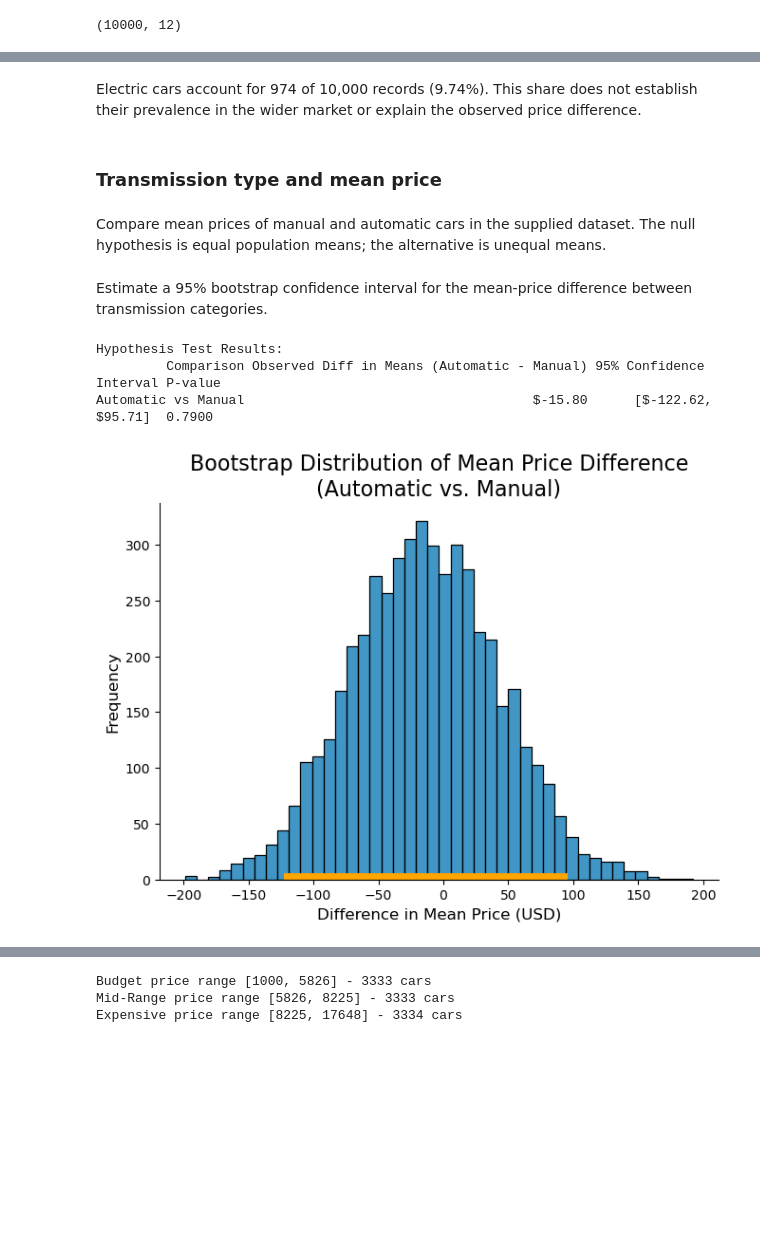
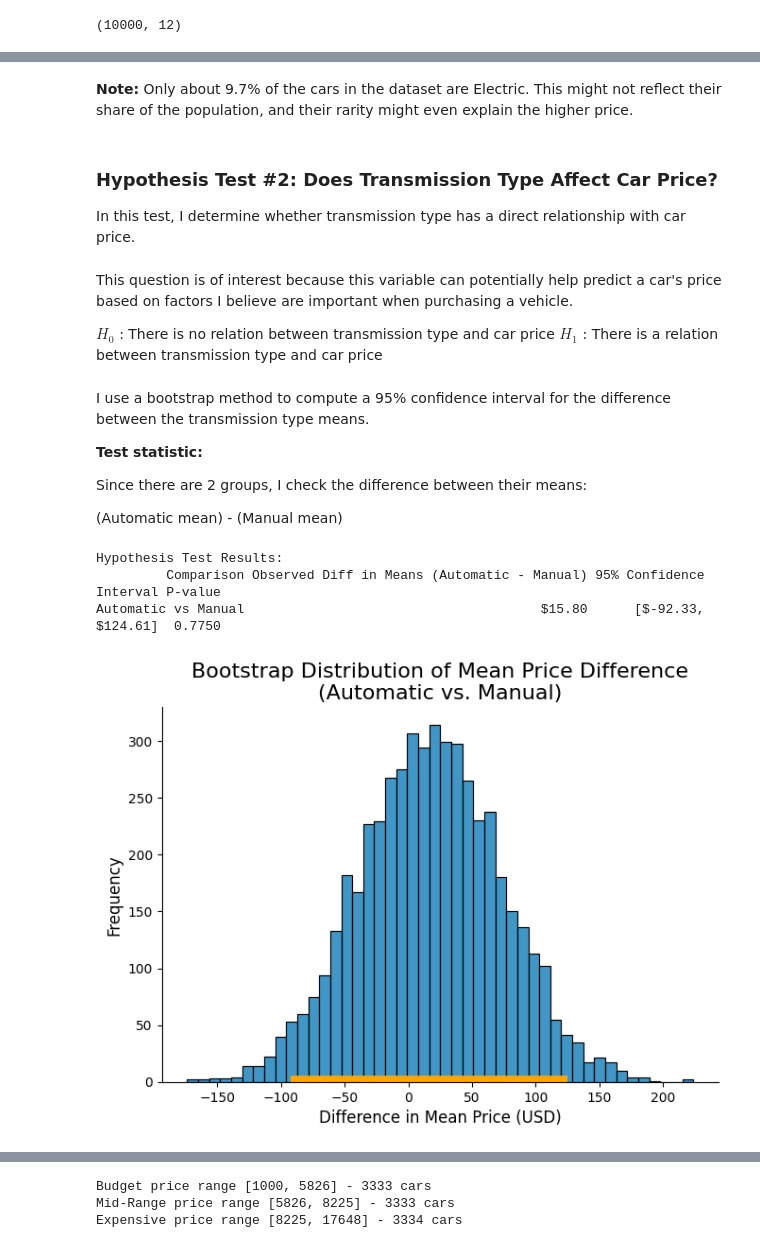
Before and after one commit to jzada-ds/used-car-price-analysis, a Jupyter notebook: Data_Analysis_Project.ipynb, the cells around one changed output, grey strips where cells are left out. Cells and saved outputs as stored; diff of their text form; code cells hidden in the pictures; blank space fills up the shorter version.

```diff
--- a/Data_Analysis_Project.ipynb
+++ b/Data_Analysis_Project.ipynb
@@ -357,15 +371,26 @@ Non - Electric cars (Petrol and Diesel) average price: 6892.74
 
 There are 974 Electric cars out of 10000
 # %% [markdown]
-Electric cars account for 974 of 10,000 records (9.74%). This share does not establish their prevalence in the wider market or explain the observed price difference.
+**Note:** Only about 9.7% of the cars in the dataset are Electric. This might not reflect their share of the population, and their rarity might even explain the higher price.
 # %% [markdown]
-### Transmission type and mean price
+### Hypothesis Test #2: Does Transmission Type Affect Car Price?
+
+In this test, I determine whether transmission type has a direct relationship with car price.
 # %% [markdown]
-Compare mean prices of manual and automatic cars in the supplied dataset. The null hypothesis is equal population means; the alternative is unequal means.
+This question is of interest because this variable can potentially help predict a car's price based on factors I believe are important when purchasing a vehicle.
+
+$H_0$ : There is no relation between transmission type and car price
+$H_1$ : There is a relation between transmission type and car price
 # %% [markdown]
-Estimate a 95% bootstrap confidence interval for the mean-price difference between transmission categories.
+I use a bootstrap method to compute a 95% confidence interval for the difference between the transmission type means.
+
+**Test statistic:**
+
+Since there are 2 groups, I check the difference between their means:
+
+(Automatic mean) - (Manual mean)
 # %%
-# הגדרת המשתנים
+# Test settings
 COLUMN_TO_TEST = 'price_usd'
 GROUPING_VARIABLE = 'transmission'
 GROUP_1 = 'Automatic'
@@ -374,49 +399,52 @@ NUM_REPS = 5000
 
 sub_df = df.copy()
 
-# חישוב ההפרש בממוצעים
-# הסדר הוא 'Automatic' - 'Manual'
+# Fix the group order so diff_of_avgs returns GROUP_1 - GROUP_2 (Automatic - Manual)
+sub_df[GROUPING_VARIABLE] = pd.Categorical(sub_df[GROUPING_VARIABLE], categories=[GROUP_2, GROUP_1], ordered=True)
+
+# Observed difference in means
 obs_diff = diff_of_avgs(sub_df, COLUMN_TO_TEST, GROUPING_VARIABLE)
 
-# הרצת סימולציית בוטסטראפ לקבלת התפלגות הפרשי הממוצעים
+# Bootstrap distribution of the mean differences
 bstrap_diffs = bootstrap_mean_difference(
     original_sample=sub_df,
     column_name=COLUMN_TO_TEST,
     grouping_var=GROUPING_VARIABLE,
     num_replications=NUM_REPS
 )
 
-# חישוב רווח סמך של 95%
+# 95% confidence interval
 left_end = np.percentile(bstrap_diffs, 2.5)
 right_end = np.percentile(bstrap_diffs, 97.5)
 
-# חישוב p-value
-# מכיוון שהשערת האפס היא שההפרש הוא 0, אנחנו בודקים את הסיכוי לקבל הפרש קיצוני כמו זה שצפינו
-p_value = np.mean(np.abs(bstrap_diffs) >= np.abs(obs_diff))
+# P-value: the bootstrap distribution is centered at the observed difference, so shift it to be
+# centered at 0 (the null hypothesis) and count how often a difference at least as extreme appears
+null_diffs = bstrap_diffs - obs_diff
+p_value = np.mean(np.abs(null_diffs) >= np.abs(obs_diff))
 
-# הדפסת התוצאות בטבלה
+# Summary table
 results = {
     'Comparison': f'{GROUP_1} vs {GROUP_2}',
     'Observed Diff in Means (Automatic - Manual)': f'${obs_diff:,.2f}',
     '95% Confidence Interval': f'[${left_end:,.2f}, ${right_end:,.2f}]',
     'P-value': f'{p_value:.4f}'
 }
 results_df = pd.DataFrame([results])
 print("Hypothesis Test Results:")
 print(results_df.to_string(index=False))
 
-# ויזואליזציה
+# Plot the bootstrap distribution with the confidence interval
 ax = sns.displot(bstrap_diffs, height=4.5, aspect=1.5)
 plt.hlines(y=0, xmin=left_end, xmax=right_end,
             colors='orange', linestyles='solid', lw=10, label='95% Confidence Interval')
 
 plt.title(f'Bootstrap Distribution of Mean Price Difference\n({GROUP_1} vs. {GROUP_2})', fontsize=16)
 plt.xlabel(f'Difference in Mean Price (USD)', fontsize=12)
 plt.ylabel('Frequency', fontsize=12)
 plt.show()
 # %% [output]
 Hypothesis Test Results:
          Comparison Observed Diff in Means (Automatic - Manual) 95% Confidence Interval P-value
-Automatic vs Manual                                     $-15.80      [$-122.62, $95.71]  0.7900
+Automatic vs Manual                                      $15.80      [$-92.33, $124.61]  0.7750
-[figure, old version]
+[figure, new version]
 # %% [markdown]
```
Also changed, not shown: parts of 71 cells of this notebook, 1 other file.
